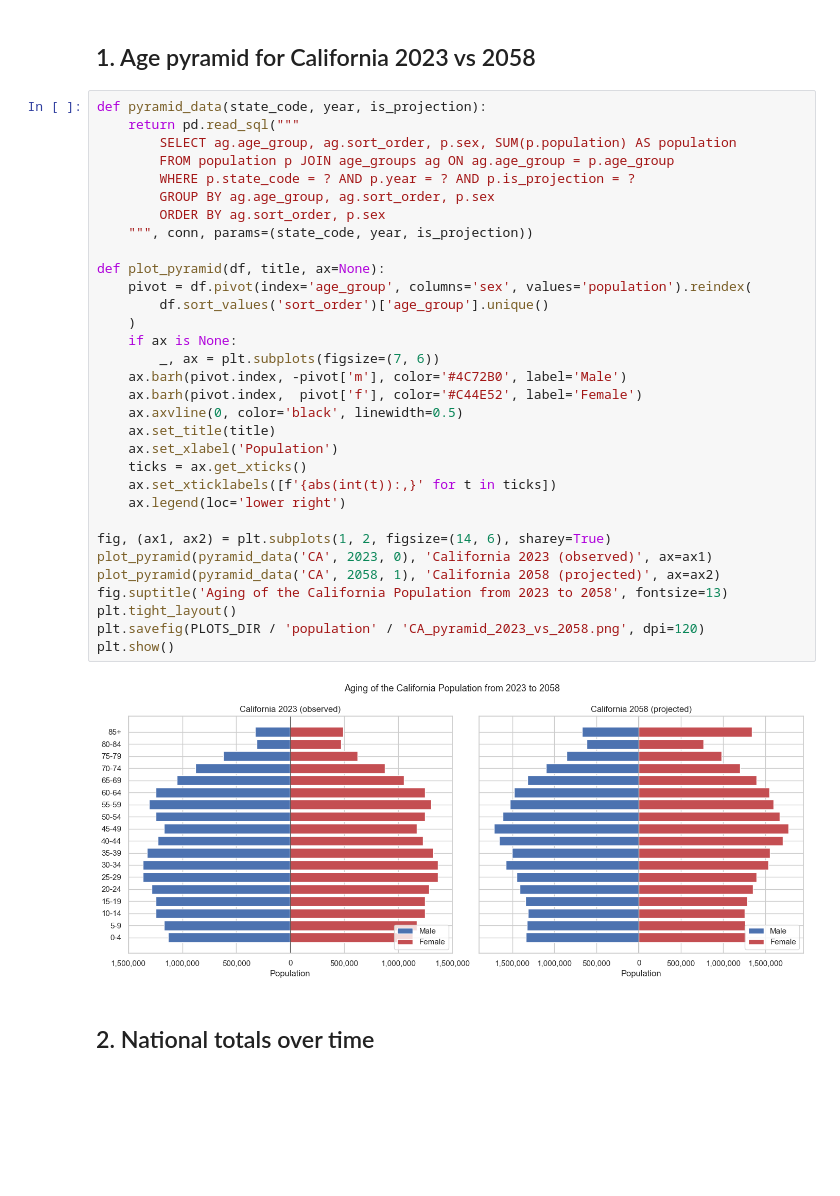
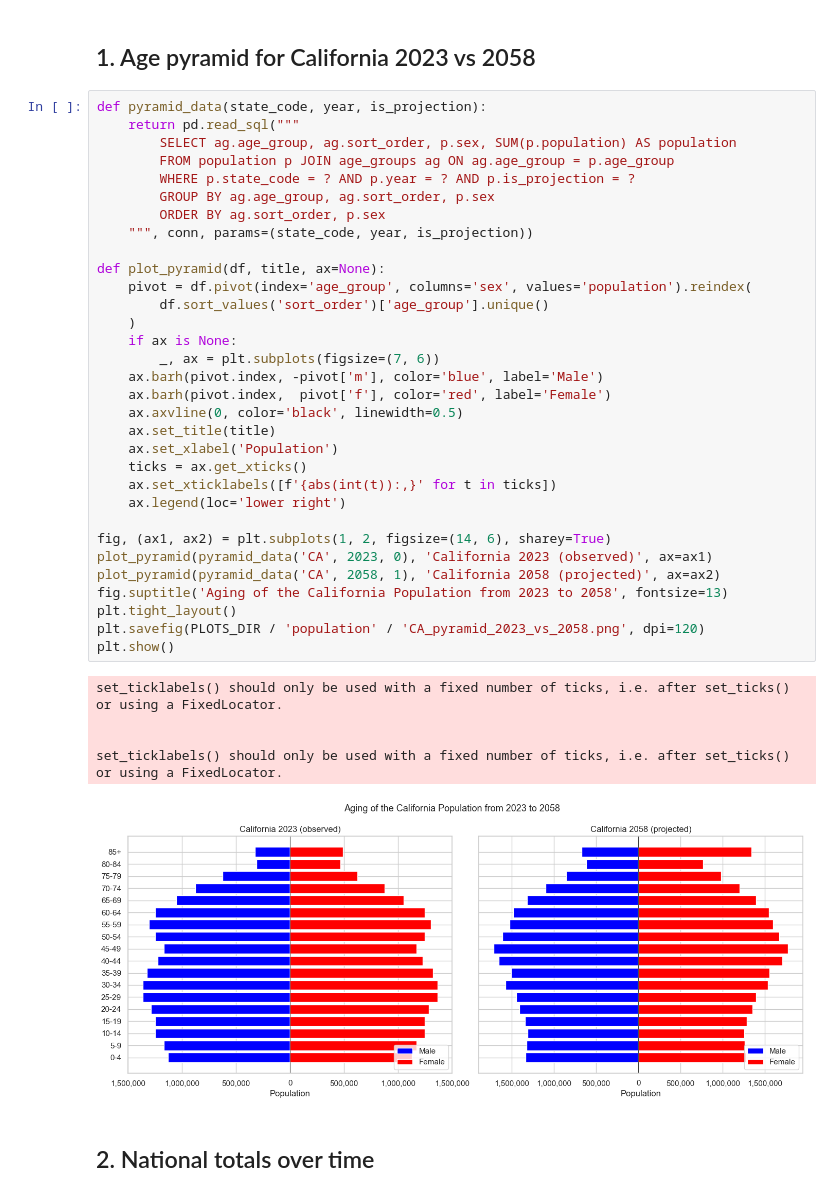
Before and after one commit to mlb431-rutgers/cs210-national_projection, a Jupyter notebook: notebooks/03_visualizations.ipynb, the cells around one changed output. Saved outputs shown, nothing was run; the diff lists cells and outputs as text; blank space fills up the shorter version.

```diff
--- a/notebooks/03_visualizations.ipynb
+++ b/notebooks/03_visualizations.ipynb
@@ -44,36 +44,40 @@ states_df = pd.read_sql('SELECT state_code, state_name FROM states ORDER BY stat
 def pyramid_data(state_code, year, is_projection):
     return pd.read_sql("""
         SELECT ag.age_group, ag.sort_order, p.sex, SUM(p.population) AS population
         FROM population p JOIN age_groups ag ON ag.age_group = p.age_group
         WHERE p.state_code = ? AND p.year = ? AND p.is_projection = ?
         GROUP BY ag.age_group, ag.sort_order, p.sex
         ORDER BY ag.sort_order, p.sex
     """, conn, params=(state_code, year, is_projection))
 
 def plot_pyramid(df, title, ax=None):
     pivot = df.pivot(index='age_group', columns='sex', values='population').reindex(
         df.sort_values('sort_order')['age_group'].unique()
     )
     if ax is None:
         _, ax = plt.subplots(figsize=(7, 6))
-    ax.barh(pivot.index, -pivot['m'], color='#4C72B0', label='Male')
-    ax.barh(pivot.index,  pivot['f'], color='#C44E52', label='Female')
+    ax.barh(pivot.index, -pivot['m'], color='blue', label='Male')
+    ax.barh(pivot.index,  pivot['f'], color='red', label='Female')
     ax.axvline(0, color='black', linewidth=0.5)
     ax.set_title(title)
     ax.set_xlabel('Population')
     ticks = ax.get_xticks()
     ax.set_xticklabels([f'{abs(int(t)):,}' for t in ticks])
     ax.legend(loc='lower right')
 
 fig, (ax1, ax2) = plt.subplots(1, 2, figsize=(14, 6), sharey=True)
 plot_pyramid(pyramid_data('CA', 2023, 0), 'California 2023 (observed)', ax=ax1)
 plot_pyramid(pyramid_data('CA', 2058, 1), 'California 2058 (projected)', ax=ax2)
 fig.suptitle('Aging of the California Population from 2023 to 2058', fontsize=13)
 plt.tight_layout()
 plt.savefig(PLOTS_DIR / 'population' / 'CA_pyramid_2023_vs_2058.png', dpi=120)
 plt.show()
 # %% [output]
+set_ticklabels() should only be used with a fixed number of ticks, i.e. after set_ticks() or using a FixedLocator.
+
+
+set_ticklabels() should only be used with a fixed number of ticks, i.e. after set_ticks() or using a FixedLocator.
-[figure, old version]
+[figure, new version]
 # %% [markdown]
 ## 2. National totals over time
 # %%
```
Also changed, not shown: parts of 5 cells of this notebook, 3 other files.
